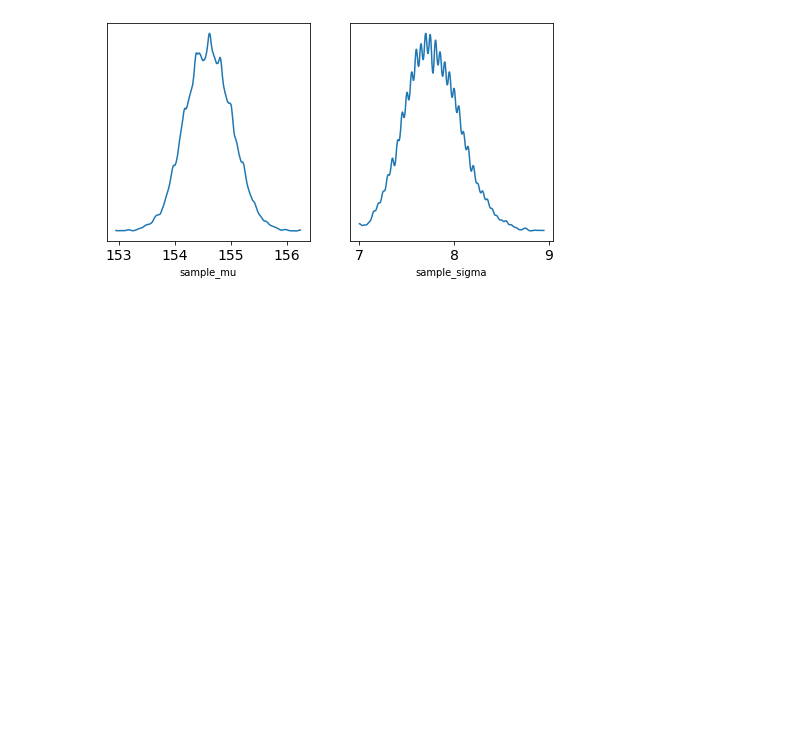
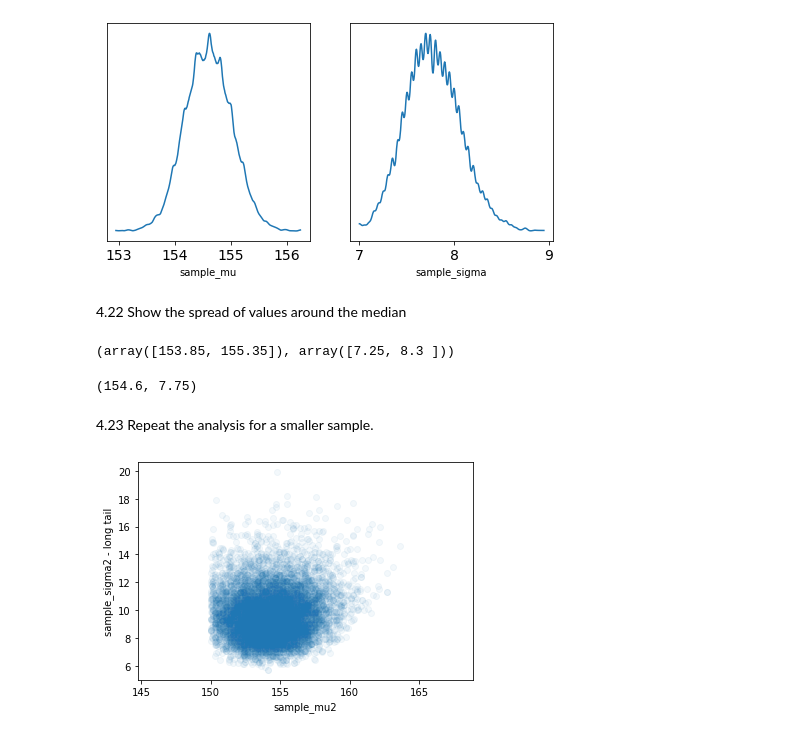
Before and after one commit to steed360/Data-Analysis, a Jupyter notebook: b Statistical Rethinking/Chapter_4_fromScratch.ipynb, the cells around one changed output. Drawn from its saved outputs; the diff is of its cells as text; code cells hidden in the pictures; blank space fills up the shorter version.

```diff
--- a/b Statistical Rethinking/Chapter_4_fromScratch.ipynb
+++ b/b Statistical Rethinking/Chapter_4_fromScratch.ipynb
@@ -313,3 +355,47 @@ ax[1].set_xticks(range (7,10))
  <matplotlib.axis.XTick at 0x...>,
  <matplotlib.axis.XTick at 0x...>]
 [figure]
+# %% [markdown]
+4.22 Show the spread of values around the median
+# %%
+az.hdi(sample_mu,), az.hdi(sample_sigma)
+# %% [output]
+(array([153.85, 155.35]), array([7.25, 8.3 ]))
+# %%
+np.median ( sample_mu), np.median ( sample_sigma)
+# %% [output]
+(154.6, 7.75)
+# %% [markdown]
+4.23 Repeat the analysis for  a smaller sample.
+# %%
+# Sample just 20 values from the dataset.
+d3 = rng.choice(d2.height, 20)
+
+# Now re-run the grid approximation.
+post2 = np.mgrid[150:170:0.1, 4:20:0.1].reshape(2, -1).T
+
+likelihood2 = [
+    sum(stats.norm.logpdf(d3, loc=post2[:, 0][i], scale=post2[:, 1][i])) for i in range(len(post2))
+]
+
+post_prod2 = (
+    likelihood2
+    + stats.norm.logpdf(post2[:, 0], loc=178, scale=20)
+    + stats.uniform.logpdf(post2[:, 1], loc=0, scale=50)
+)
+
+post_prob2 = np.exp(post_prod2 - max(post_prod2))
+
+sample_rows2 = rng.choice(
+    np.arange(len(post2)), size=10000, replace=True, p=(post_prob2 / post_prob2.sum())
+)
+sample_mu2 = post2[:, 0][sample_rows2]
+sample_sigma2 = post2[:, 1][sample_rows2]
+# %%
+plt.plot(sample_mu2, sample_sigma2, "o", alpha=0.05)
+plt.axis("equal")
+plt.xlabel("sample_mu2")
+plt.ylabel("sample_sigma2 - long tail")
+plt.grid(False);
+# %% [output]
+[figure, added]
```
Also changed, not shown: parts of 18 cells of this notebook.
